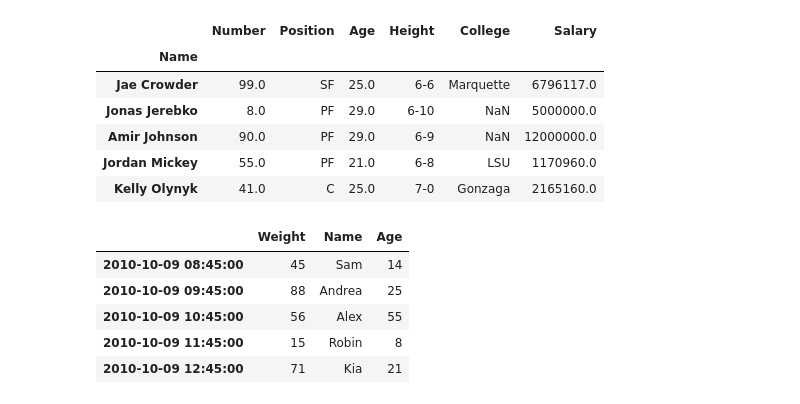
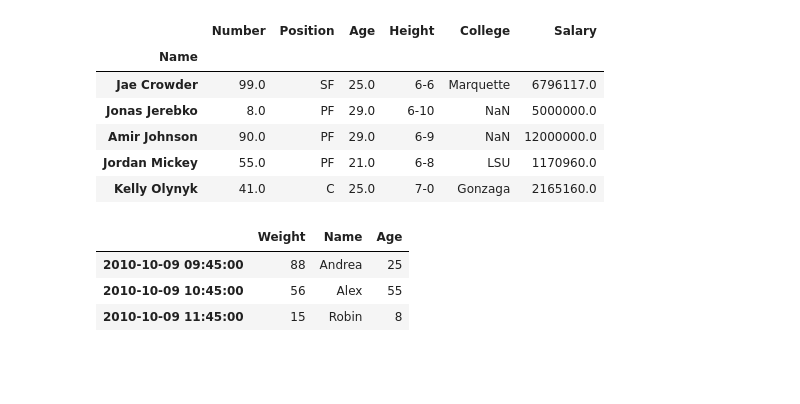
Before and after one commit to Lenmbugua/Python-Numpy-and-Pandas, a Jupyter notebook: Pandas.ipynb, the cells around one changed output. Saved outputs shown, nothing was run; the diff lists cells and outputs as text; code cells hidden in the pictures; blank space fills up the shorter version.

Commit message:
Use DataFrame.truncate() function to truncate some entries before and after the passed labels of the given dataframe

```diff
--- a/Pandas.ipynb
+++ b/Pandas.ipynb
@@ -2146,26 +2146,29 @@ Kelly Olynyk     Gonzaga   2165160.0
 # %%
 #pandas.truncate()
 #Pandas DataFrame.truncate() function is used to truncate a Series or DataFrame before and after some index value.
 # importing pandas as pd
 import pandas as pd
 
 # Creating the DataFrame
 df = pd.DataFrame({'Weight':[45, 88, 56, 15, 71],
                    'Name':['Sam', 'Andrea', 'Alex', 'Robin', 'Kia'],
                    'Age':[14, 25, 55, 8, 21]})
 
 # Create the index
 index_ = pd.date_range('2010-10-09 08:45', periods = 5, freq ='H')
 
 # Set the index
 df.index = index_
 
 # Print the DataFrame
 df
+# return the truncated dataframe
+result = df.truncate(before = '2010-10-09 09:45:00', after = '2010-10-09 11:45:00')
+
+# Print the result
+result
 # %% [output]
 |  | Weight | Name | Age |
-| 2010-10-09 08:45:00 | 45 | Sam | 14 |
 | 2010-10-09 09:45:00 | 88 | Andrea | 25 |
 | 2010-10-09 10:45:00 | 56 | Alex | 55 |
 | 2010-10-09 11:45:00 | 15 | Robin | 8 |
-| 2010-10-09 12:45:00 | 71 | Kia | 21 |
```
